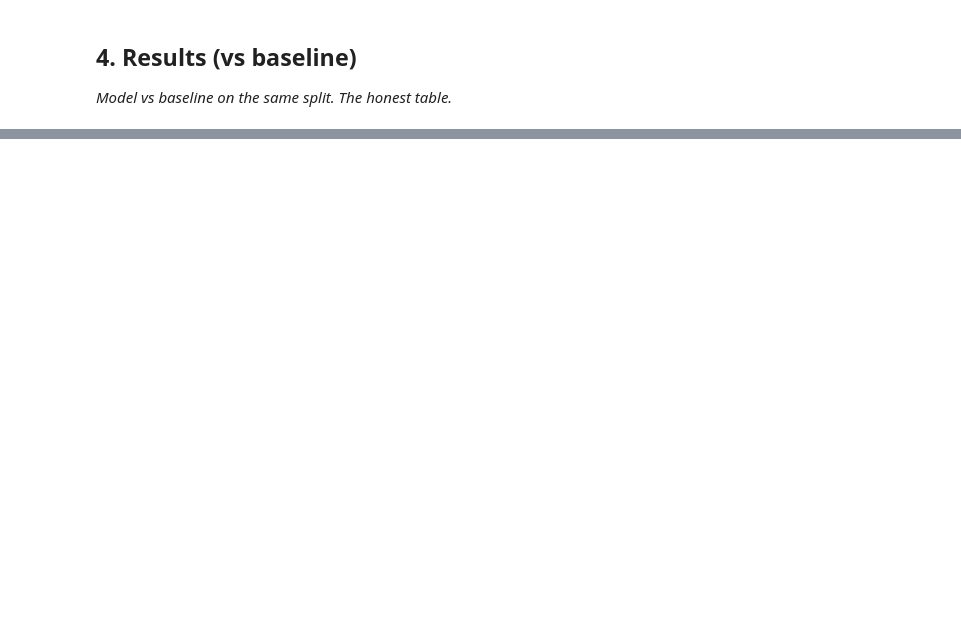
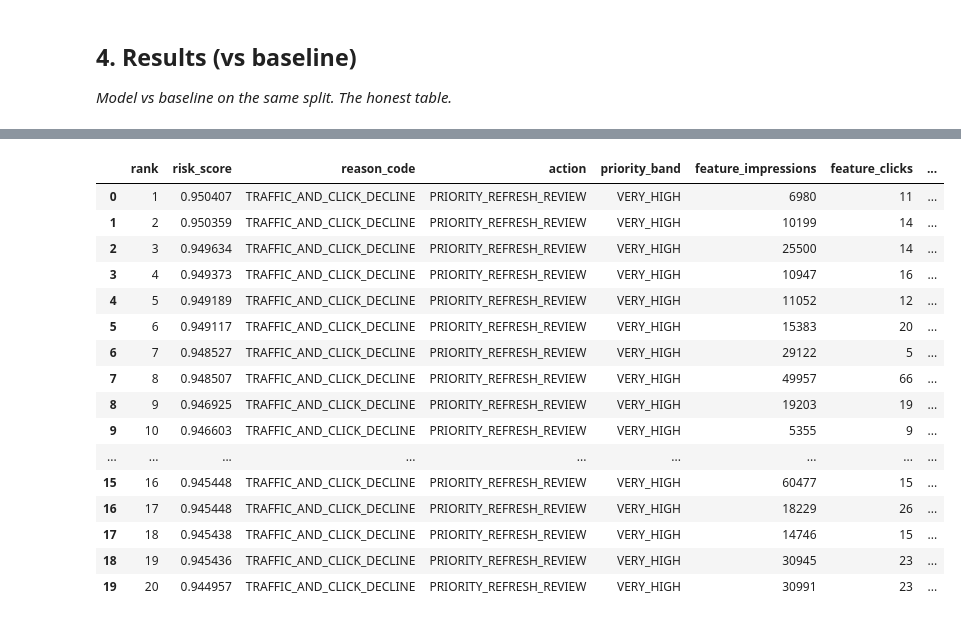
Before and after one commit to Zoro-369/flyrank-ml-starter, a Jupyter notebook: work/notebooks/capstone.ipynb, the cells around one changed output, grey strips where cells are left out. Drawn from its saved outputs; the diff is of its cells as text; code cells hidden in the pictures; blank space fills up the shorter version.

```diff
--- a/work/notebooks/capstone.ipynb
+++ b/work/notebooks/capstone.ipynb
@@ -32,0 +3191,43 @@ This skeleton is yours to fill. Work the sections **in order** — each one has
+# %%
+# ============================================================
+# Top-20 recommendations
+# ============================================================
+
+top20_recommendations = recommendations.head(20).copy()
+
+display(
+    top20_recommendations[
+        [
+            "rank",
+            "risk_score",
+            "reason_code",
+            "action",
+            "priority_band",
+            "feature_impressions",
+            "feature_clicks",
+            "feature_ctr",
+            "feature_avg_position",
+            "impression_momentum",
+            "click_momentum",
+            "content_age_days"
+        ]
+    ]
+)
+# %% [output]
+|  | rank | risk_score | reason_code | action | priority_band | feature_impressions | feature_clicks | ... |
+| 0 | 1 | 0.950407 | TRAFFIC_AND_CLICK_DECLINE | PRIORITY_REFRESH_REVIEW | VERY_HIGH | 6980 | 11 | ... |
+| 1 | 2 | 0.950359 | TRAFFIC_AND_CLICK_DECLINE | PRIORITY_REFRESH_REVIEW | VERY_HIGH | 10199 | 14 | ... |
+| 2 | 3 | 0.949634 | TRAFFIC_AND_CLICK_DECLINE | PRIORITY_REFRESH_REVIEW | VERY_HIGH | 25500 | 14 | ... |
+| 3 | 4 | 0.949373 | TRAFFIC_AND_CLICK_DECLINE | PRIORITY_REFRESH_REVIEW | VERY_HIGH | 10947 | 16 | ... |
+| 4 | 5 | 0.949189 | TRAFFIC_AND_CLICK_DECLINE | PRIORITY_REFRESH_REVIEW | VERY_HIGH | 11052 | 12 | ... |
+| 5 | 6 | 0.949117 | TRAFFIC_AND_CLICK_DECLINE | PRIORITY_REFRESH_REVIEW | VERY_HIGH | 15383 | 20 | ... |
+| 6 | 7 | 0.948527 | TRAFFIC_AND_CLICK_DECLINE | PRIORITY_REFRESH_REVIEW | VERY_HIGH | 29122 | 5 | ... |
+| 7 | 8 | 0.948507 | TRAFFIC_AND_CLICK_DECLINE | PRIORITY_REFRESH_REVIEW | VERY_HIGH | 49957 | 66 | ... |
+| 8 | 9 | 0.946925 | TRAFFIC_AND_CLICK_DECLINE | PRIORITY_REFRESH_REVIEW | VERY_HIGH | 19203 | 19 | ... |
+| 9 | 10 | 0.946603 | TRAFFIC_AND_CLICK_DECLINE | PRIORITY_REFRESH_REVIEW | VERY_HIGH | 5355 | 9 | ... |
+| ... | ... | ... | ... | ... | ... | ... | ... | ... |
+| 15 | 16 | 0.945448 | TRAFFIC_AND_CLICK_DECLINE | PRIORITY_REFRESH_REVIEW | VERY_HIGH | 60477 | 15 | ... |
+| 16 | 17 | 0.945448 | TRAFFIC_AND_CLICK_DECLINE | PRIORITY_REFRESH_REVIEW | VERY_HIGH | 18229 | 26 | ... |
+| 17 | 18 | 0.945438 | TRAFFIC_AND_CLICK_DECLINE | PRIORITY_REFRESH_REVIEW | VERY_HIGH | 14746 | 15 | ... |
+| 18 | 19 | 0.945436 | TRAFFIC_AND_CLICK_DECLINE | PRIORITY_REFRESH_REVIEW | VERY_HIGH | 30945 | 23 | ... |
+| 19 | 20 | 0.944957 | TRAFFIC_AND_CLICK_DECLINE | PRIORITY_REFRESH_REVIEW | VERY_HIGH | 30991 | 23 | ... |
```
Also changed, not shown: parts of 78 cells of this notebook, 2 other files.
